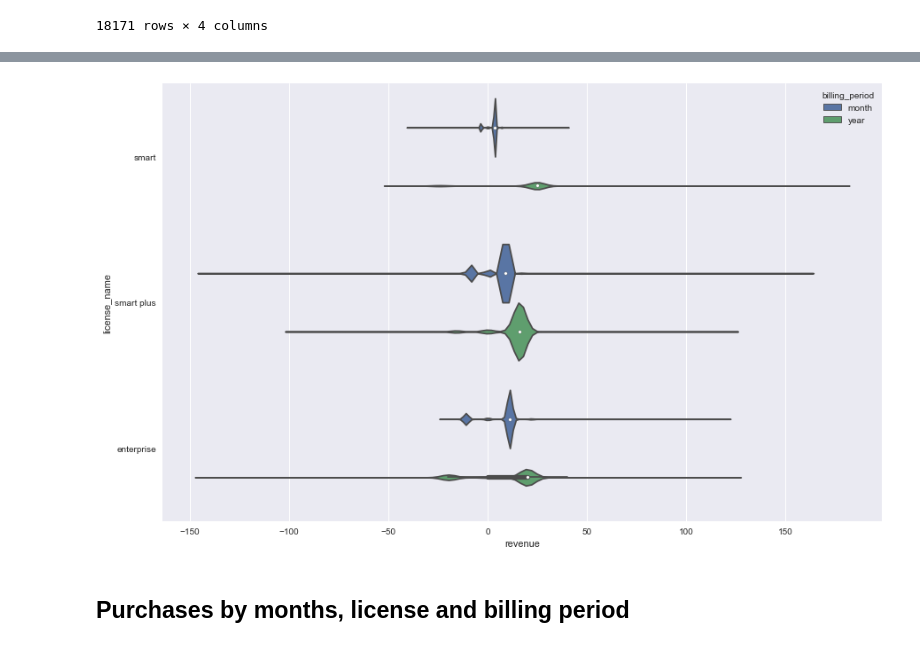
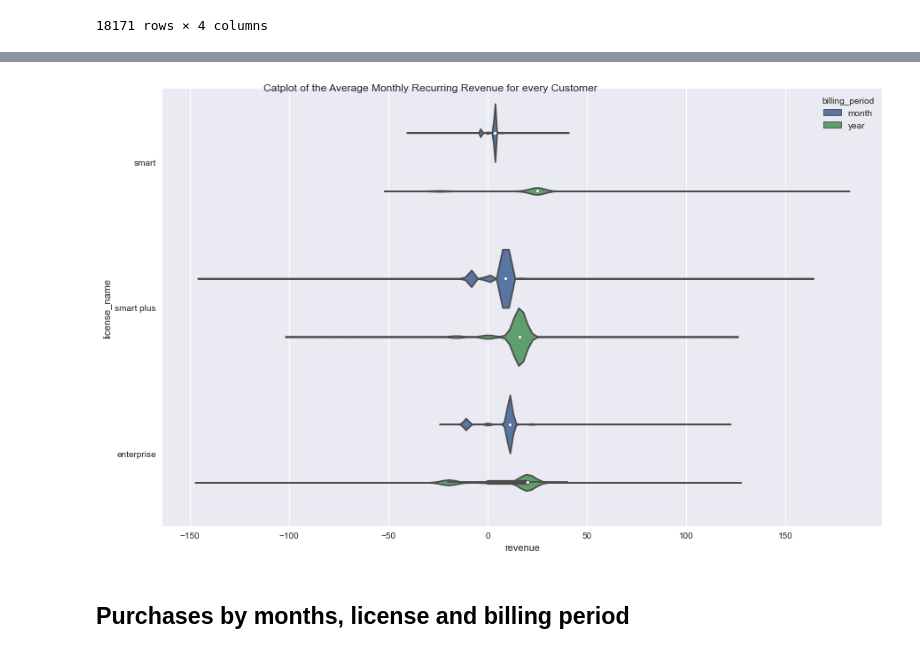
Before and after one commit to aldamepi/BI-web-subscriptions, a Jupyter notebook: testTask_data-amengual-aug22.ipynb, the cells around one changed output, grey strips where cells are left out. Saved outputs shown, nothing was run; the diff lists cells and outputs as text; code cells hidden in the pictures.

```diff
--- a/testTask_data-amengual-aug22.ipynb
+++ b/testTask_data-amengual-aug22.ipynb
@@ -2266,15 +2259,18 @@ plt.show()
 # %%
 
 g = sns.catplot(y= 'license_name', x = 'revenue',
                 hue = 'billing_period',
                 kind = 'violin',
                 data = customer,
                 legend_out = False) #,
             #height = 40, aspect = 4)
 
+
+g.fig.suptitle('Catplot of the Average Monthly Recurring Revenue for every Customer ')
+
 g.fig.set_size_inches(15,8)
 # %% [output]
-[figure, old version]
+[figure, new version]
 # %% [markdown]
 ## Purchases by months, license and billing period
 # %%
```
Also changed, not shown: parts of 41 cells of this notebook, 3 other files.
